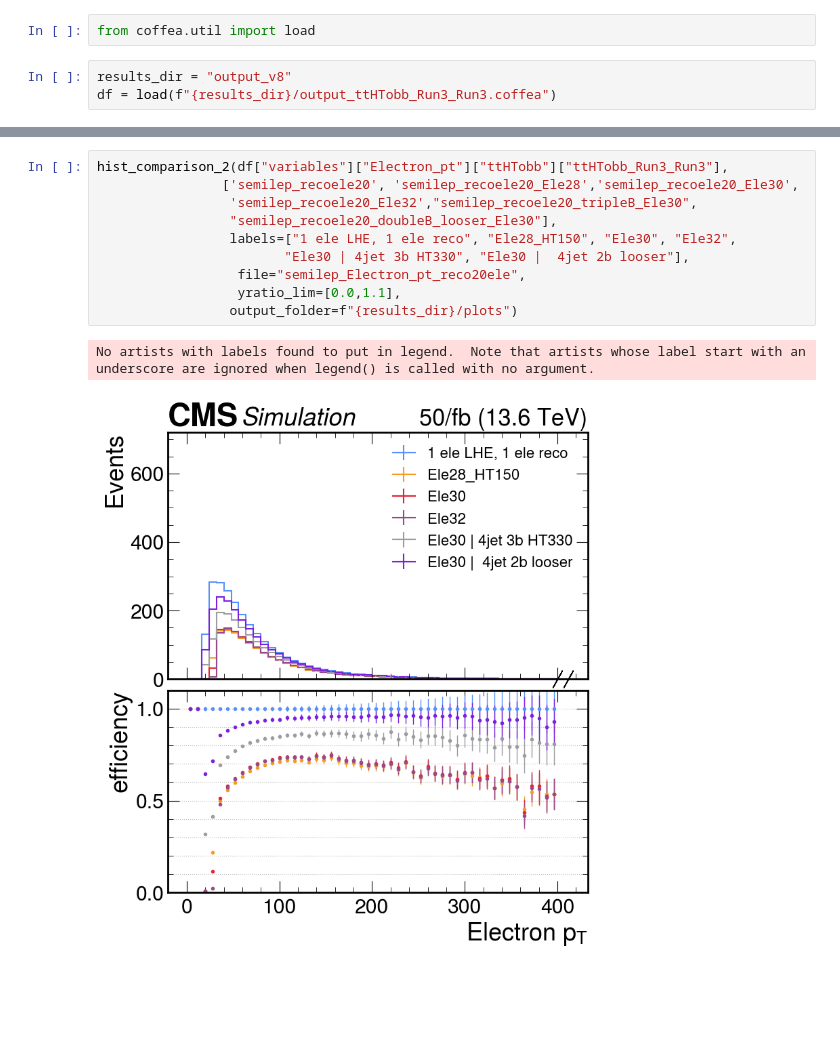
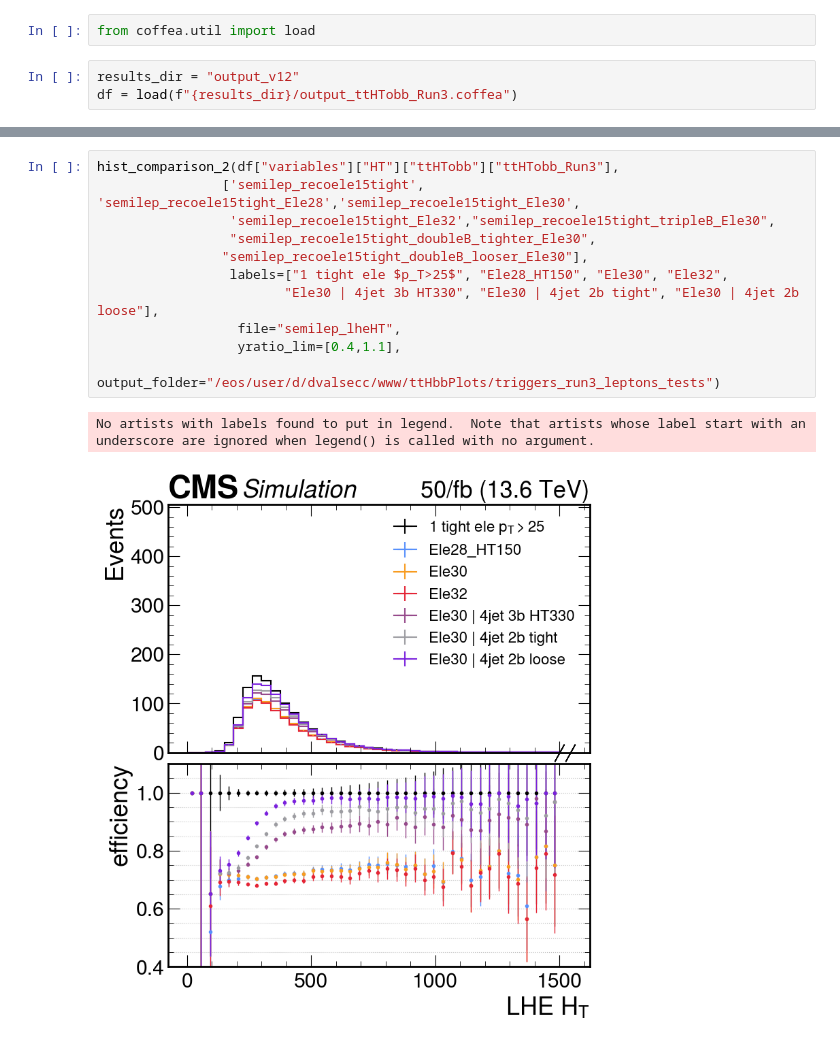
Before and after one commit to PocketCoffea/AnalysisConfigs, a Jupyter notebook: configs/ttHbb/triggers_run3/singleEle_HT_tests/HLTtriggers_test.ipynb, the cells around one changed output, grey strips where cells are left out. Cells and saved outputs as stored; diff of their text form; blank space fills up the shorter version.

```diff
--- a/configs/ttHbb/triggers_run3/singleEle_HT_tests/HLTtriggers_test.ipynb
+++ b/configs/ttHbb/triggers_run3/singleEle_HT_tests/HLTtriggers_test.ipynb
@@ -10,5 +10,5 @@ import os
 # %%
 from coffea.util import load
 # %%
-results_dir = "output_v8"
-df = load(f"{results_dir}/output_ttHTobb_Run3_Run3.coffea")
+results_dir = "output_v12"
+df = load(f"{results_dir}/output_ttHTobb_Run3.coffea")
@@ -177,13 +186,14 @@ No artists with labels found to put in legend.  Note that artists whose label st
-# %%
-hist_comparison_2(df["variables"]["Electron_pt"]["ttHTobb"]["ttHTobb_Run3_Run3"],
-                ['semilep_recoele20', 'semilep_recoele20_Ele28','semilep_recoele20_Ele30',
-                 'semilep_recoele20_Ele32',"semilep_recoele20_tripleB_Ele30",
-                 "semilep_recoele20_doubleB_looser_Ele30"],
-                 labels=["1 ele LHE, 1 ele reco", "Ele28_HT150", "Ele30", "Ele32",
-                        "Ele30 | 4jet 3b HT330", "Ele30 |  4jet 2b looser"],
-                  file="semilep_Electron_pt_reco20ele",
-                  yratio_lim=[0.0,1.1],
-                 output_folder=f"{results_dir}/plots")
-# %% [output]
-No artists with labels found to put in legend.  Note that artists whose label start with an underscore are ignored when legend() is called with no argument.
-[figure, removed]
+# %%
+hist_comparison_2(df["variables"]["HT"]["ttHTobb"]["ttHTobb_Run3"],
+                ['semilep_recoele15tight', 'semilep_recoele15tight_Ele28','semilep_recoele15tight_Ele30',
+                 'semilep_recoele15tight_Ele32',"semilep_recoele15tight_tripleB_Ele30",
+                 "semilep_recoele15tight_doubleB_tighter_Ele30",
+                "semilep_recoele15tight_doubleB_looser_Ele30"],
+                 labels=["1 tight ele $p_T>25$", "Ele28_HT150", "Ele30", "Ele32",
+                        "Ele30 | 4jet 3b HT330", "Ele30 | 4jet 2b tight", "Ele30 | 4jet 2b loose"],
+                  file="semilep_lheHT",
+                  yratio_lim=[0.4,1.1],
+                 output_folder="/eos/user/d/dvalsecc/www/ttHbbPlots/triggers_run3_leptons_tests")
+# %% [output]
+No artists with labels found to put in legend.  Note that artists whose label start with an underscore are ignored when legend() is called with no argument.
+[figure, added]
```
Also changed, not shown: parts of 18 cells of this notebook, 4 other files.
